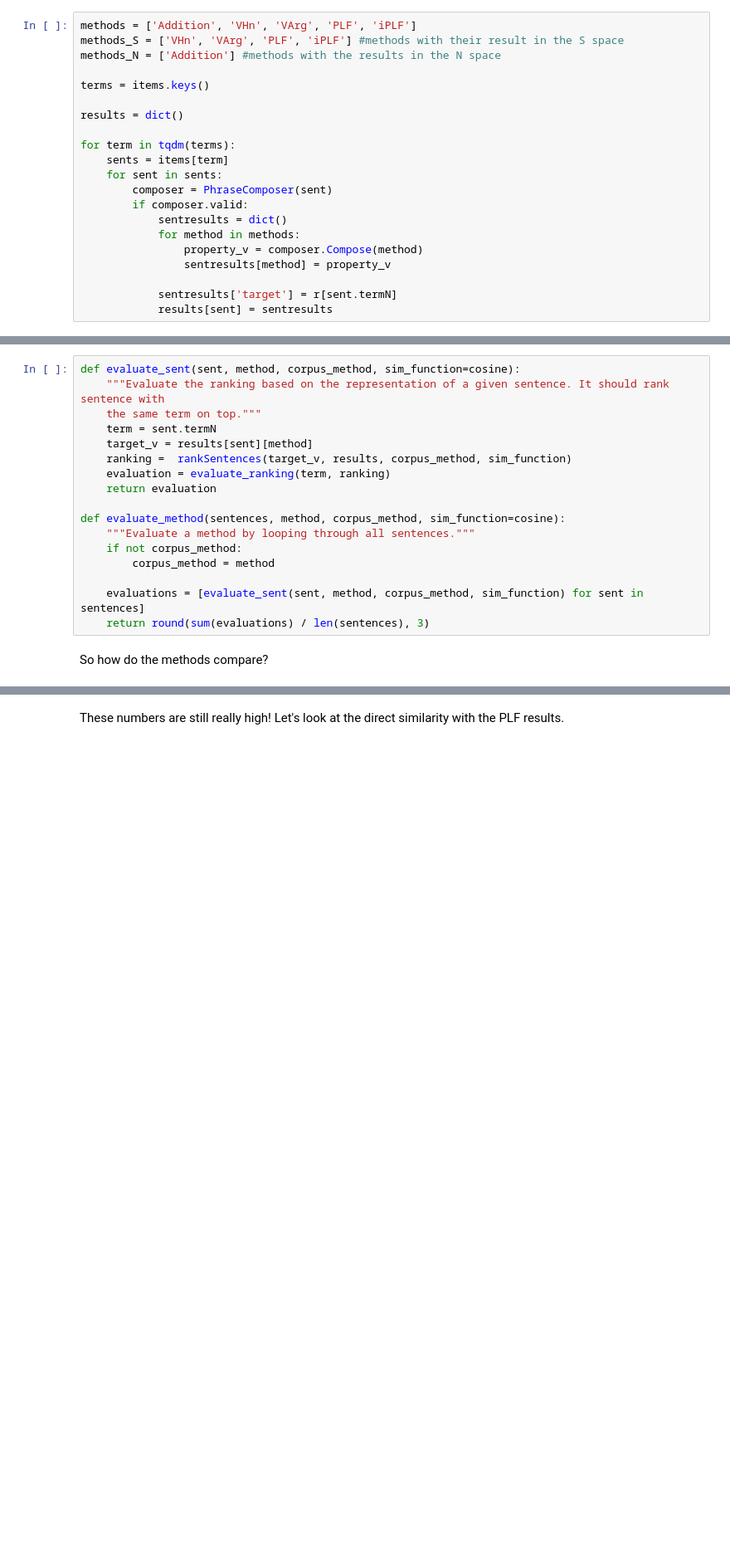
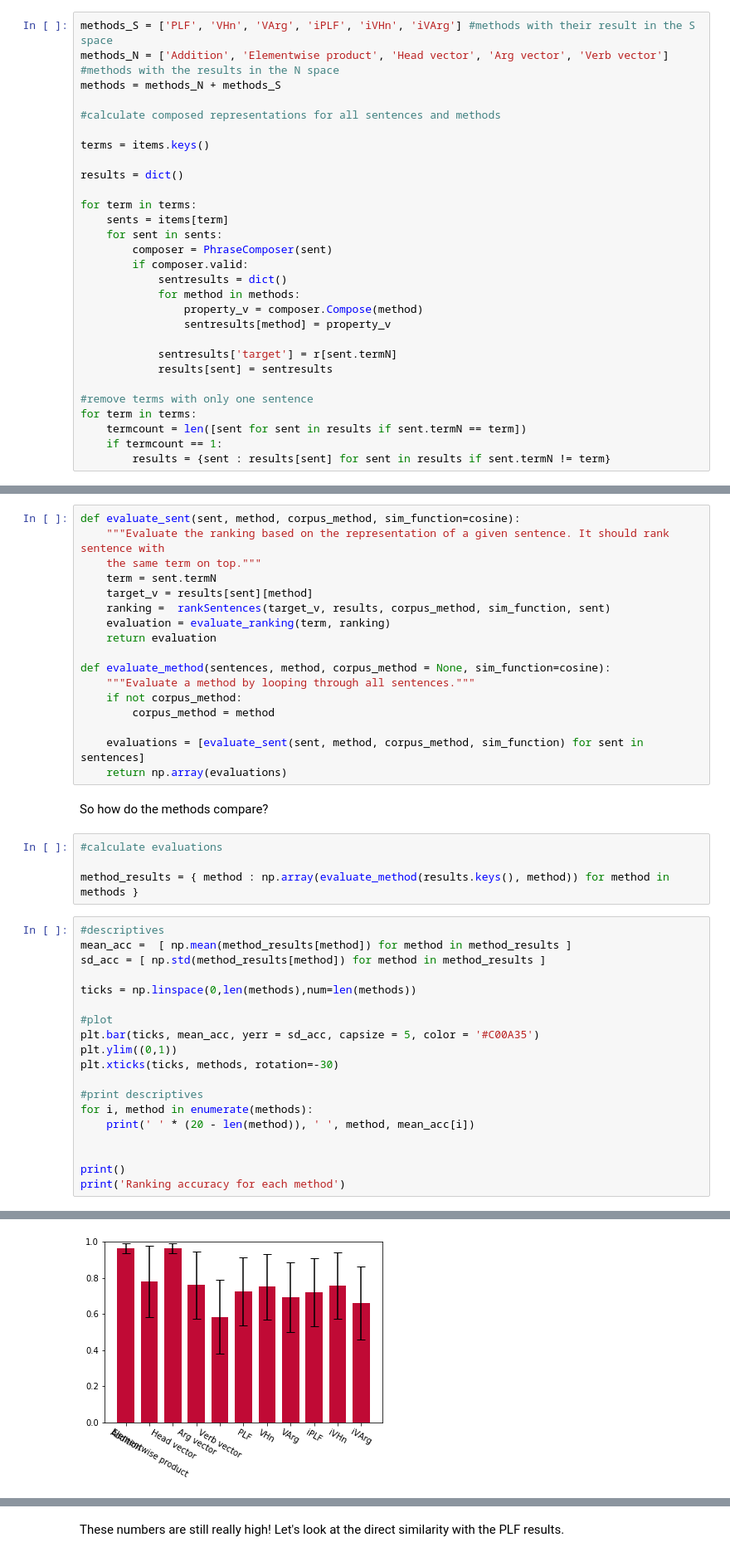
Before and after one commit to lukavdplas/CLIN30-presentation, a Jupyter notebook: analysis.ipynb, the cells around one changed output, grey strips where cells are left out. Shown: that part at 83% size. Drawn from its saved outputs; the diff is of its cells as text; blank space fills up the shorter version.

Commit message:
plots

```diff
--- a/analysis.ipynb
+++ b/analysis.ipynb
@@ -142,15 +145,17 @@ class PhraseComposer:
     def iPLF(self):
         return(np.add(self.VArg(self.inverse_relation), self.VHn(self.inverse_relation)))
 # %%
-methods = ['Addition', 'VHn', 'VArg', 'PLF', 'iPLF']
-methods_S = ['VHn', 'VArg', 'PLF', 'iPLF'] #methods with their result in the S space
-methods_N = ['Addition'] #methods with the results in the N space
+methods_S = ['PLF', 'VHn', 'VArg', 'iPLF', 'iVHn', 'iVArg'] #methods with their result in the S space
+methods_N = ['Addition', 'Elementwise product', 'Head vector', 'Arg vector', 'Verb vector'] #methods with the results in the N space
+methods = methods_N + methods_S
+
+#calculate composed representations for all sentences and methods
 
 terms = items.keys()
 
 results = dict()
 
-for term in tqdm(terms):
+for term in terms:
     sents = items[term]
     for sent in sents:
         composer = PhraseComposer(sent)
@@ -162,3 +167,9 @@ for term in tqdm(terms):
 
             sentresults['target'] = r[sent.termN]
             results[sent] = sentresults
+
+#remove terms with only one sentence
+for term in terms:
+    termcount = len([sent for sent in results if sent.termN == term])
+    if termcount == 1:
+        results = {sent : results[sent] for sent in results if sent.termN != term}
@@ -251,16 +261,40 @@ def evaluate_sent(sent, method, corpus_method, sim_function=cosine):
     the same term on top."""
     term = sent.termN
     target_v = results[sent][method]
-    ranking =  rankSentences(target_v, results, corpus_method, sim_function)
+    ranking =  rankSentences(target_v, results, corpus_method, sim_function, sent)
     evaluation = evaluate_ranking(term, ranking)
     return evaluation
 
-def evaluate_method(sentences, method, corpus_method, sim_function=cosine):
+def evaluate_method(sentences, method, corpus_method = None, sim_function=cosine):
     """Evaluate a method by looping through all sentences."""
     if not corpus_method:
         corpus_method = method
 
     evaluations = [evaluate_sent(sent, method, corpus_method, sim_function) for sent in sentences]
-    return round(sum(evaluations) / len(sentences), 3)
+    return np.array(evaluations)
 # %% [markdown]
 So how do the methods compare?
+# %%
+#calculate evaluations
+
+method_results = { method : np.array(evaluate_method(results.keys(), method)) for method in methods }
+# %%
+#descriptives
+mean_acc =  [ np.mean(method_results[method]) for method in method_results ]
+sd_acc = [ np.std(method_results[method]) for method in method_results ]
+
+ticks = np.linspace(0,len(methods),num=len(methods))
+
+#plot
+plt.bar(ticks, mean_acc, yerr = sd_acc, capsize = 5, color = '#C00A35')
+plt.ylim((0,1))
+plt.xticks(ticks, methods, rotation=-30)
+
+#print descriptives
+for i, method in enumerate(methods):
+    print(' ' * (20 - len(method)), ' ', method, mean_acc[i])
+
+
+print()
+print('Ranking accuracy for each method')
+# %% [output]
@@ -266,0 +314 @@ So how do the methods compare?
+[figure, added]
```
Also changed, not shown: parts of 20 cells of this notebook.
